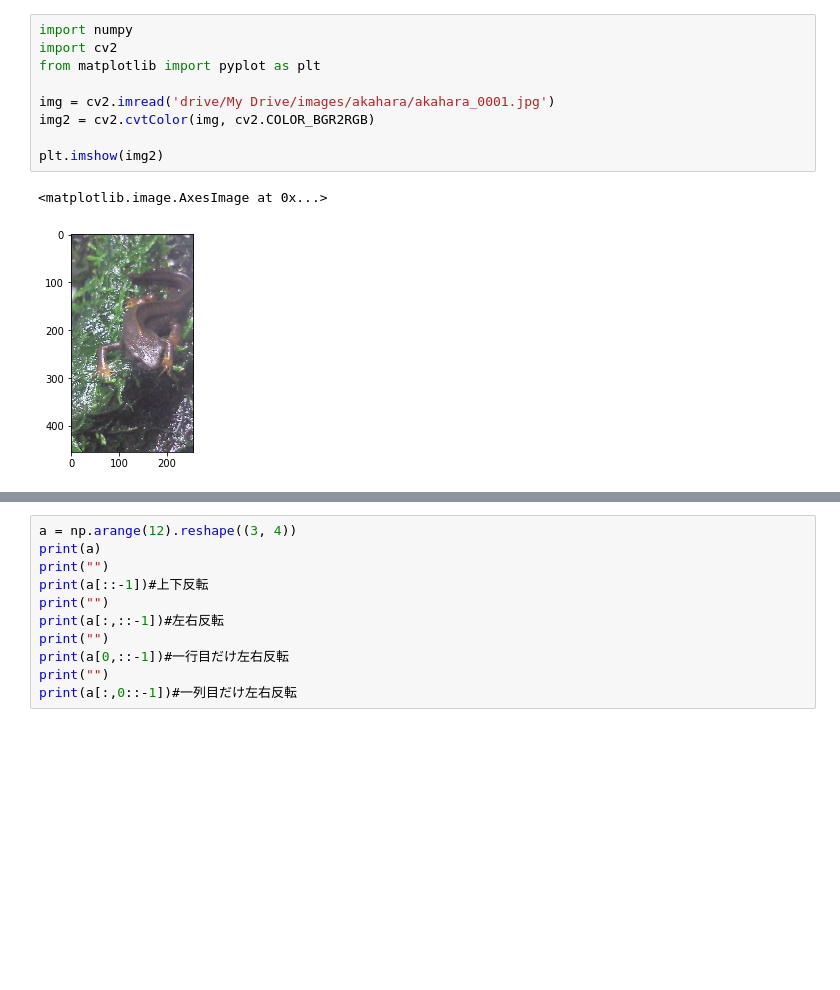
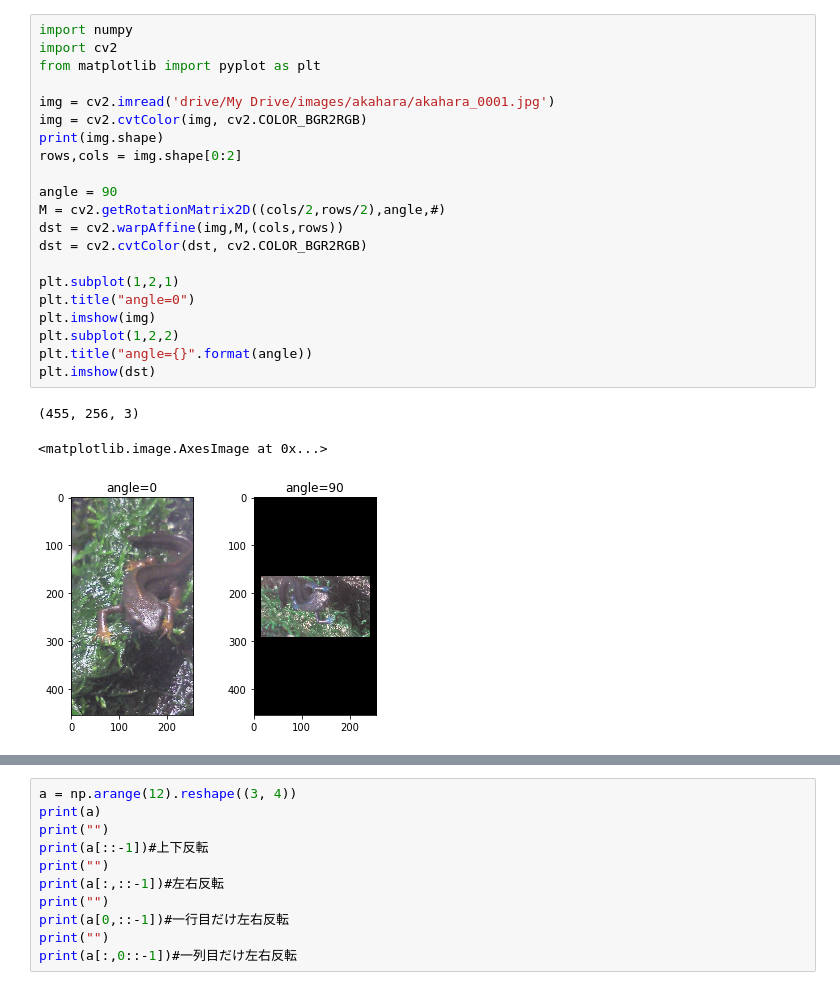
Before and after one commit to Tsutomu-dayoo/DNN_lerning, a Jupyter notebook: dataset_preperation.ipynb, the cells around one changed output, grey strips where cells are left out. Cells and saved outputs as stored; diff of their text form; blank space fills up the shorter version.

```diff
--- a/dataset_preperation.ipynb
+++ b/dataset_preperation.ipynb
@@ -1,15 +3,28 @@
 # %%
 import numpy
 import cv2
 from matplotlib import pyplot as plt
 
 img = cv2.imread('drive/My Drive/images/akahara/akahara_0001.jpg')
-img2 = cv2.cvtColor(img, cv2.COLOR_BGR2RGB)
+img = cv2.cvtColor(img, cv2.COLOR_BGR2RGB)
+print(img.shape)
+rows,cols = img.shape[0:2]
 
-plt.imshow(img2)
+angle = 90
+M = cv2.getRotationMatrix2D((cols/2,rows/2),angle,#)
+dst = cv2.warpAffine(img,M,(cols,rows))
+dst = cv2.cvtColor(dst, cv2.COLOR_BGR2RGB)
+
+plt.subplot(1,2,1)
+plt.title("angle=0")
+plt.imshow(img)
+plt.subplot(1,2,2)
+plt.title("angle={}".format(angle))
+plt.imshow(dst)
 # %% [output]
-<matplotlib.image.AxesImage at 0x...>
+(455, 256, 3)
+<matplotlib.image.AxesImage at 0x...>
-[figure, old version]
+[figure, new version]
 # %%
 import cv2
 import numpy as np
```
Also changed, not shown: parts of 3 cells of this notebook.
